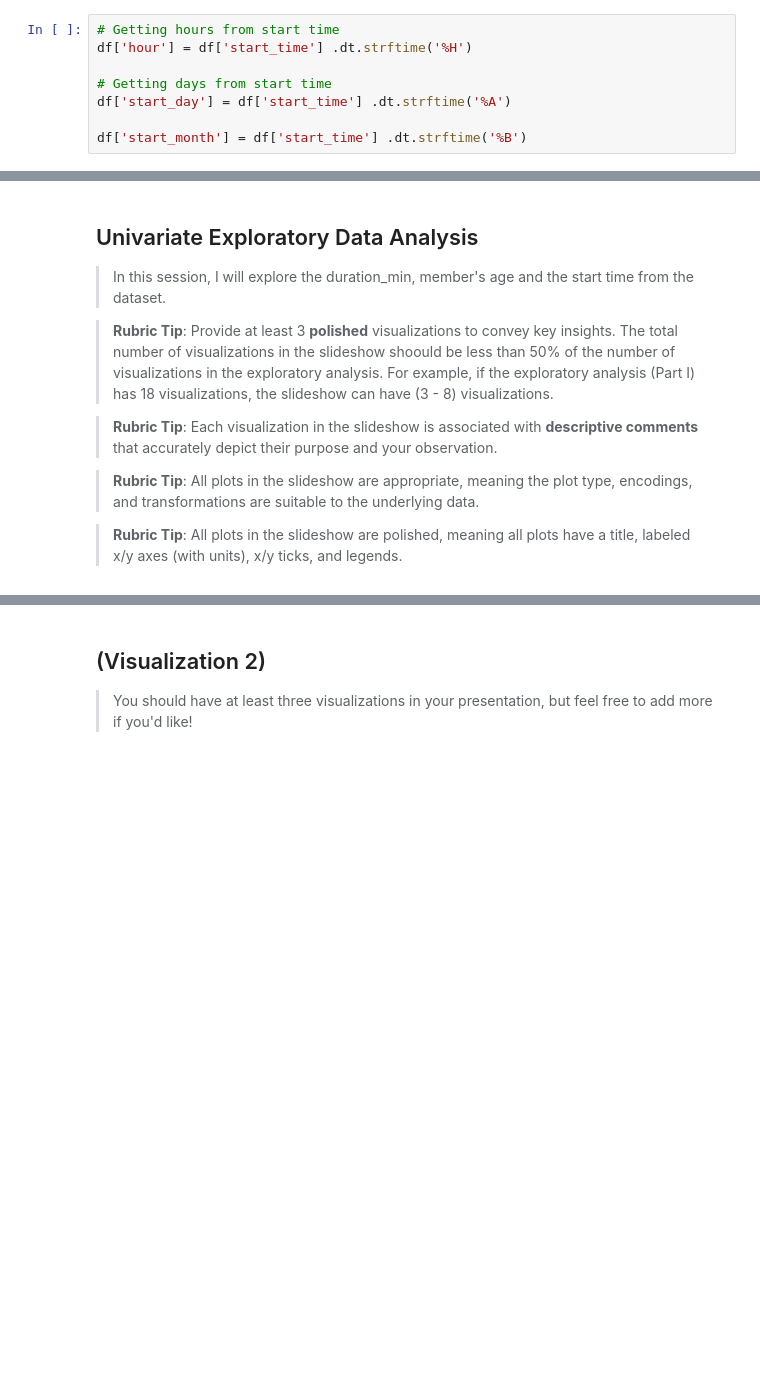
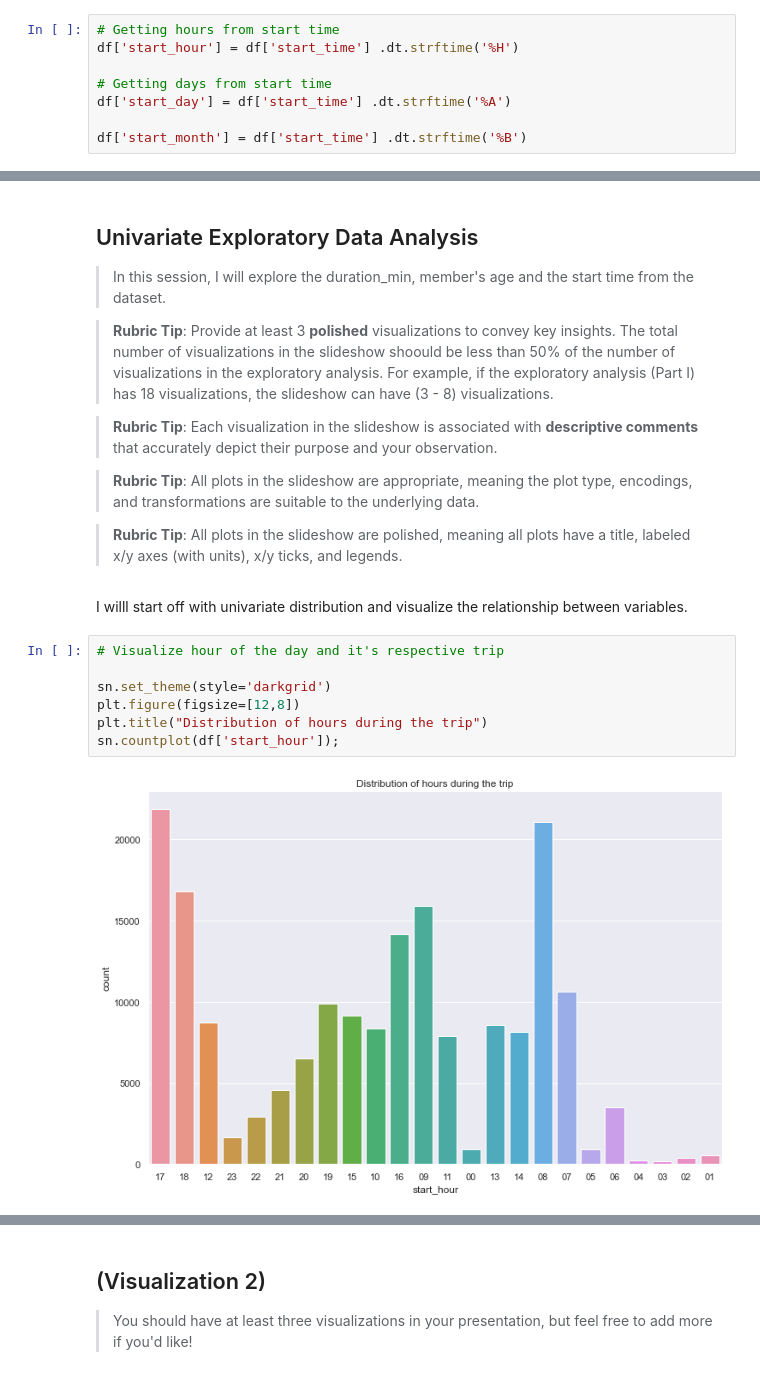
Before and after one commit to Eben-Success/Udacity_Data_Analysis_Projects, a Jupyter notebook: Project 3/notebook.ipynb, the cells around one changed output, grey strips where cells are left out. Drawn from its saved outputs; the diff is of its cells as text; blank space fills up the shorter version.

```diff
--- a/Project 3/notebook.ipynb
+++ b/Project 3/notebook.ipynb
@@ -297,7 +297,7 @@ dtypes: category(2), datetime64[ns](2), float64(4), int64(2), object(6)
 memory usage: 21.3+ MB
 # %%
 # Getting hours from start time
-df['hour'] = df['start_time'] .dt.strftime('%H')
+df['start_hour'] = df['start_time'] .dt.strftime('%H')
 
 # Getting days from start time
 df['start_day'] = df['start_time'] .dt.strftime('%A')
@@ -381,3 +381,14 @@ df.shape
 > **Rubric Tip**: All plots in the slideshow are appropriate, meaning the plot type, encodings, and transformations are suitable to the underlying data.
 
 > **Rubric Tip**: All plots in the slideshow are polished, meaning all plots have a title, labeled x/y axes (with units), x/y ticks, and legends.
+# %% [markdown]
+I willl start off with univariate distribution and visualize the relationship between variables.
+# %%
+# Visualize hour of the day and it's respective trip
+
+sn.set_theme(style='darkgrid')
+plt.figure(figsize=[12,8])
+plt.title("Distribution of hours during the trip")
+sn.countplot(df['start_hour']);
+# %% [output]
+[figure, added]
```
Also changed, not shown: parts of 9 cells of this notebook.
